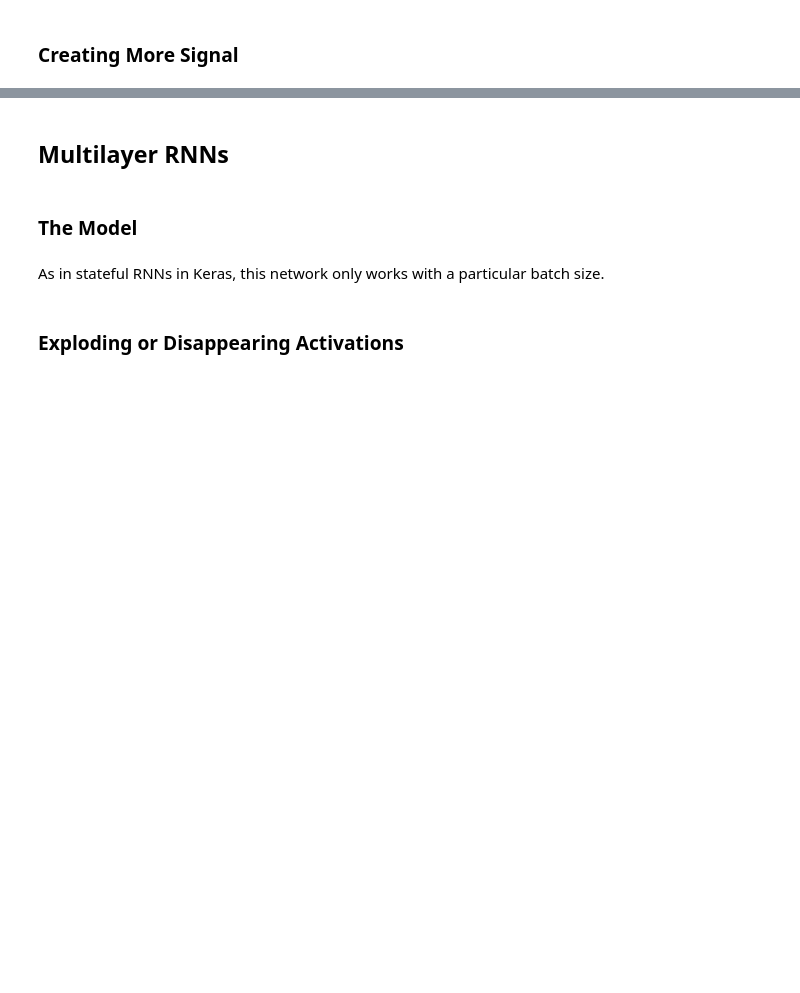
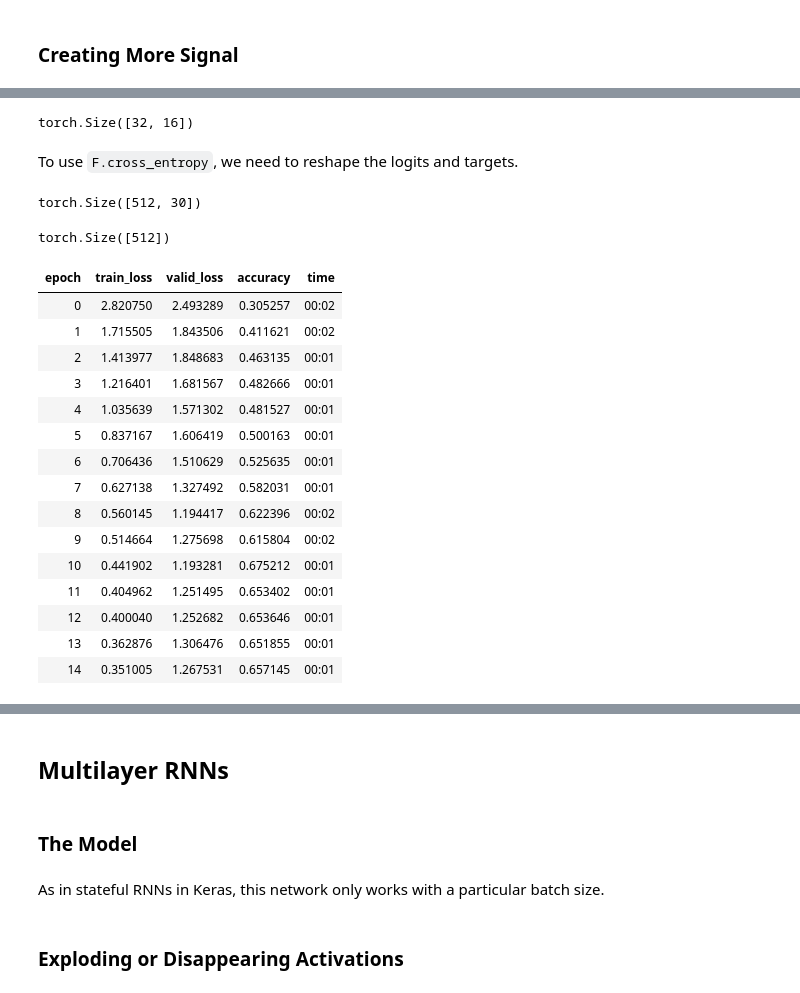
Before and after one commit to sambitmukherjee/fastbook, a Jupyter notebook: clean/12_nlp_dive.ipynb, the cells around one changed output, grey strips where cells are left out. Drawn from its saved outputs; the diff is of its cells as text; code cells hidden in the pictures; blank space fills up the shorter version.

```diff
--- a/clean/12_nlp_dive.ipynb
+++ b/clean/12_nlp_dive.ipynb
@@ -533,0 +826,12 @@ dls = DataLoaders.from_dsets(group_chunks(seqs[:cut], bs),
+# %%
+cut = int(len(seqs) * 0.8)
+dls = DataLoaders.from_dsets(
+    group_chunks(seqs[:cut], bs),
+    group_chunks(seqs[cut:], bs),
+    bs=bs,
+    drop_last=True,
+    shuffle=False
+)
+# %%
+x, y = next(iter(dls.train))
+x.shape, y.shape
@@ -538,16 +858,17 @@ class LMModel4(Module):
     def __init__(self, vocab_sz, n_hidden):
         self.i_h = nn.Embedding(vocab_sz, n_hidden)
         self.h_h = nn.Linear(n_hidden, n_hidden)
-        self.h_o = nn.Linear(n_hidden,vocab_sz)
+        self.h_o = nn.Linear(n_hidden, vocab_sz)
         self.h = 0
 
     def forward(self, x):
         outs = []
         for i in range(sl):
-            self.h = self.h + self.i_h(x[:,i])
+            self.h = self.h + self.i_h(x[:, i])
             self.h = F.relu(self.h_h(self.h))
             outs.append(self.h_o(self.h))
         self.h = self.h.detach()
         return torch.stack(outs, dim=1)
 
-    def reset(self): self.h = 0
+    def reset(self):
+        self.h = 0
@@ -553,0 +877,3 @@ class LMModel4(Module):
+# %%
+model = LMModel4(len(vocab), 64)
+model
@@ -554,7 +893,39 @@ class LMModel4(Module):
+# %%
+targets = y
+targets.shape
+# %% [output]
+torch.Size([32, 16])
+# %% [markdown]
+To use `F.cross_entropy`, we need to reshape the logits and targets.
+# %%
+logits.view(-1, len(vocab)).shape
+# %% [output]
+torch.Size([512, 30])
+# %%
+targets.view(-1).shape
+# %% [output]
+torch.Size([512])
 # %%
 def loss_func(inp, targ):
     return F.cross_entropy(inp.view(-1, len(vocab)), targ.view(-1))
 # %%
-learn = Learner(dls, LMModel4(len(vocab), 64), loss_func=loss_func,
-                metrics=accuracy, cbs=ModelResetter)
+model.reset()
+learn = Learner(dls, model, loss_func=loss_func, metrics=accuracy, cbs=ModelResetter)
 learn.fit_one_cycle(15, 3e-3)
+# %% [output]
+| epoch | train_loss | valid_loss | accuracy | time |
+| 0 | 2.820750 | 2.493289 | 0.305257 | 00:02 |
+| 1 | 1.715505 | 1.843506 | 0.411621 | 00:02 |
+| 2 | 1.413977 | 1.848683 | 0.463135 | 00:01 |
+| 3 | 1.216401 | 1.681567 | 0.482666 | 00:01 |
+| 4 | 1.035639 | 1.571302 | 0.481527 | 00:01 |
+| 5 | 0.837167 | 1.606419 | 0.500163 | 00:01 |
+| 6 | 0.706436 | 1.510629 | 0.525635 | 00:01 |
+| 7 | 0.627138 | 1.327492 | 0.582031 | 00:01 |
+| 8 | 0.560145 | 1.194417 | 0.622396 | 00:02 |
+| 9 | 0.514664 | 1.275698 | 0.615804 | 00:02 |
+| 10 | 0.441902 | 1.193281 | 0.675212 | 00:01 |
+| 11 | 0.404962 | 1.251495 | 0.653402 | 00:01 |
+| 12 | 0.400040 | 1.252682 | 0.653646 | 00:01 |
+| 13 | 0.362876 | 1.306476 | 0.651855 | 00:01 |
+| 14 | 0.351005 | 1.267531 | 0.657145 | 00:01 |
```
Also changed, not shown: parts of 64 cells of this notebook.
